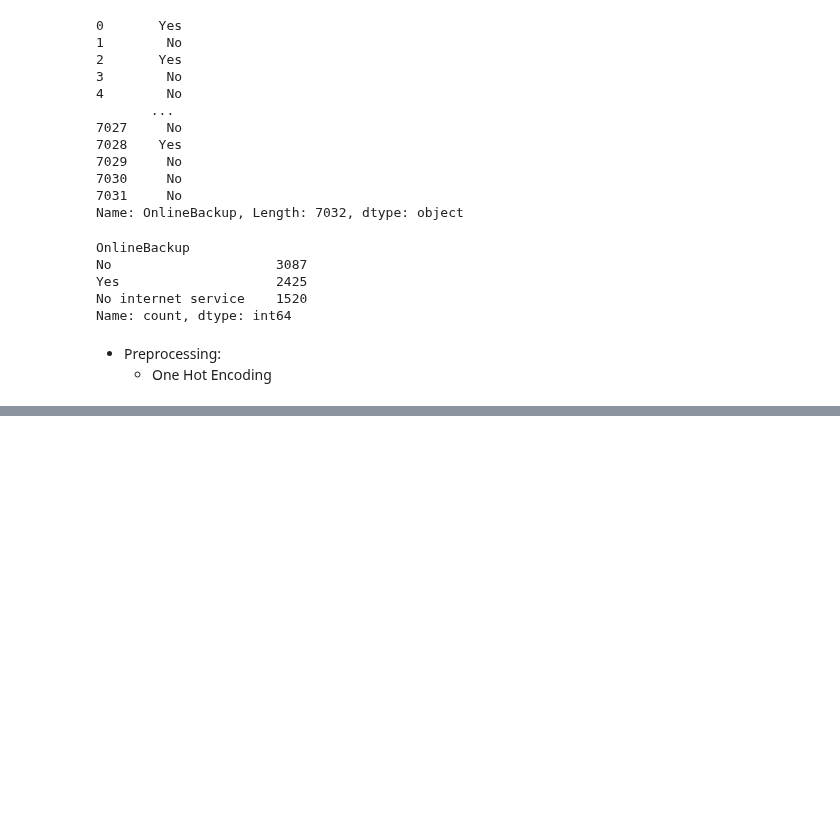
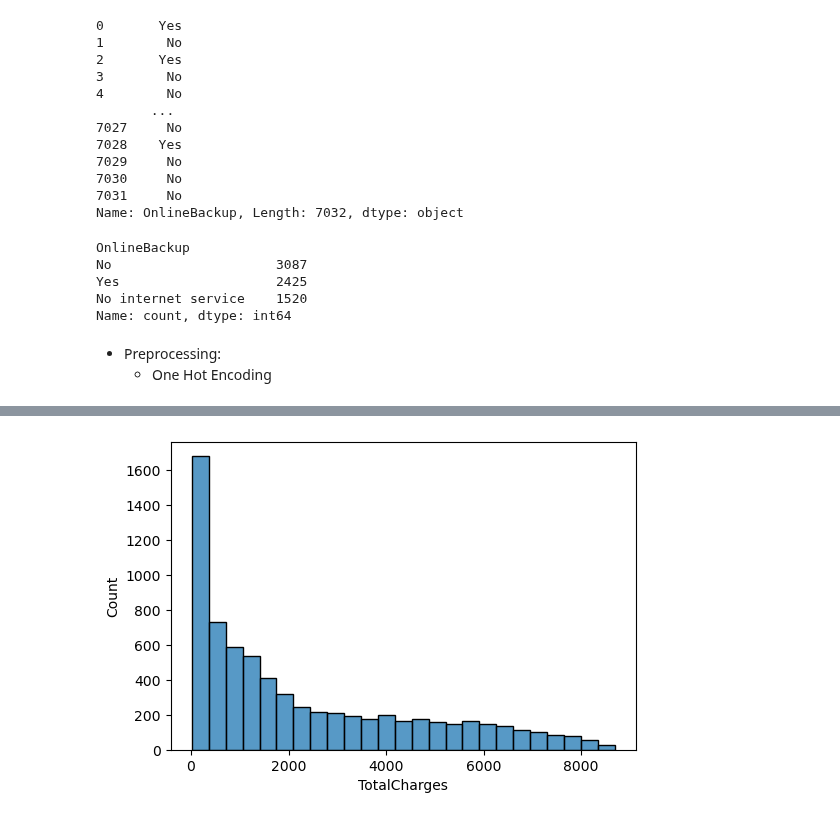
Before and after one commit to Shailya777/Learning-Logs, a Jupyter notebook: Machine_Learning/08_Bagging_and_Boosting/06_Practice_Project3(Telecom Customer Churn).ipynb, the cells around one changed output, grey strips where cells are left out. Saved outputs shown, nothing was run; the diff lists cells and outputs as text; code cells hidden in the pictures; blank space fills up the shorter version.

```diff
--- a/Machine_Learning/08_Bagging_and_Boosting/06_Practice_Project3(Telecom Customer Churn).ipynb
+++ b/Machine_Learning/08_Bagging_and_Boosting/06_Practice_Project3(Telecom Customer Churn).ipynb
@@ -503,0 +779,6 @@ onlineback_pipe = Imbpipeline([
+# %%
+plt.figure(figsize= (6,4))
+sns.histplot(data= df, x= 'TotalCharges')
+plt.show()
+# %% [output]
+[figure, added]
```
Also changed, not shown: parts of 61 cells of this notebook.
